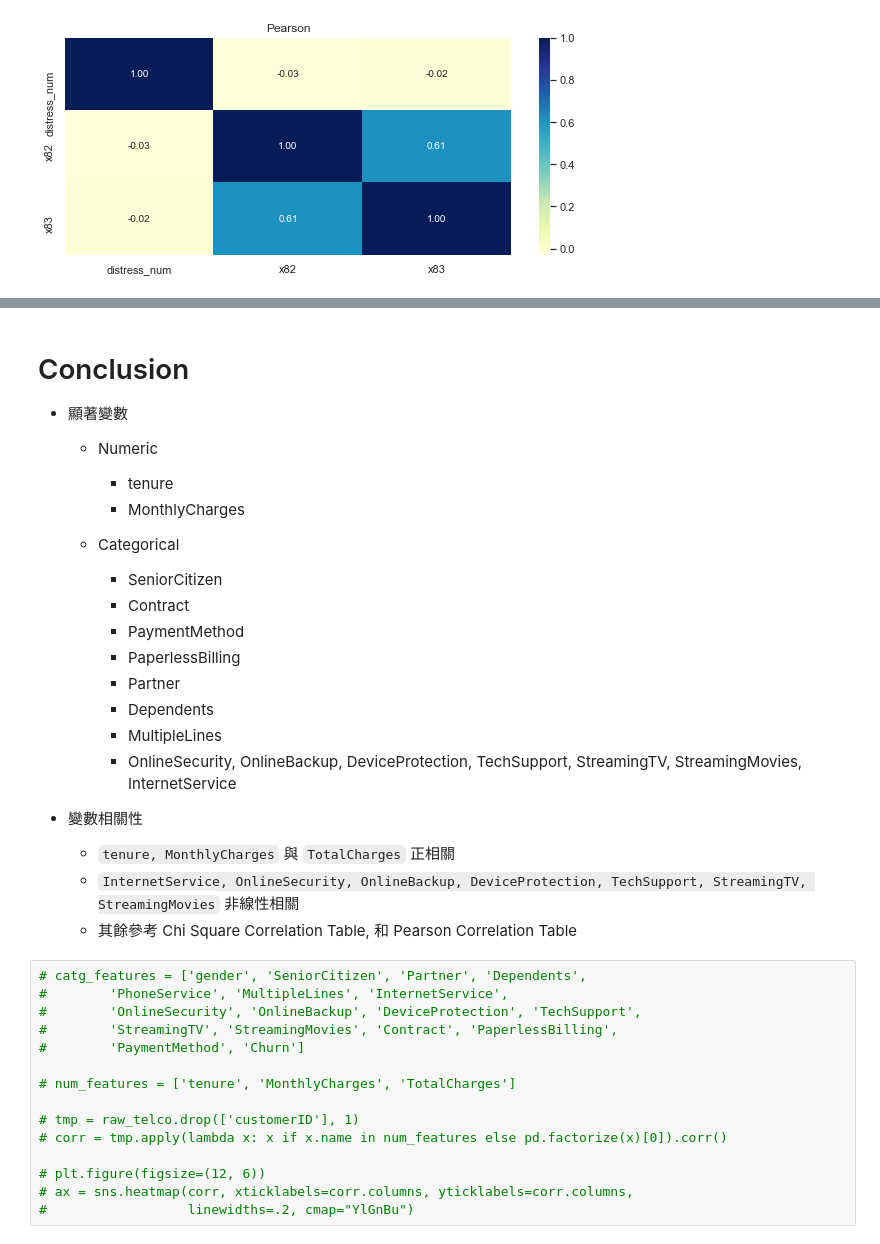
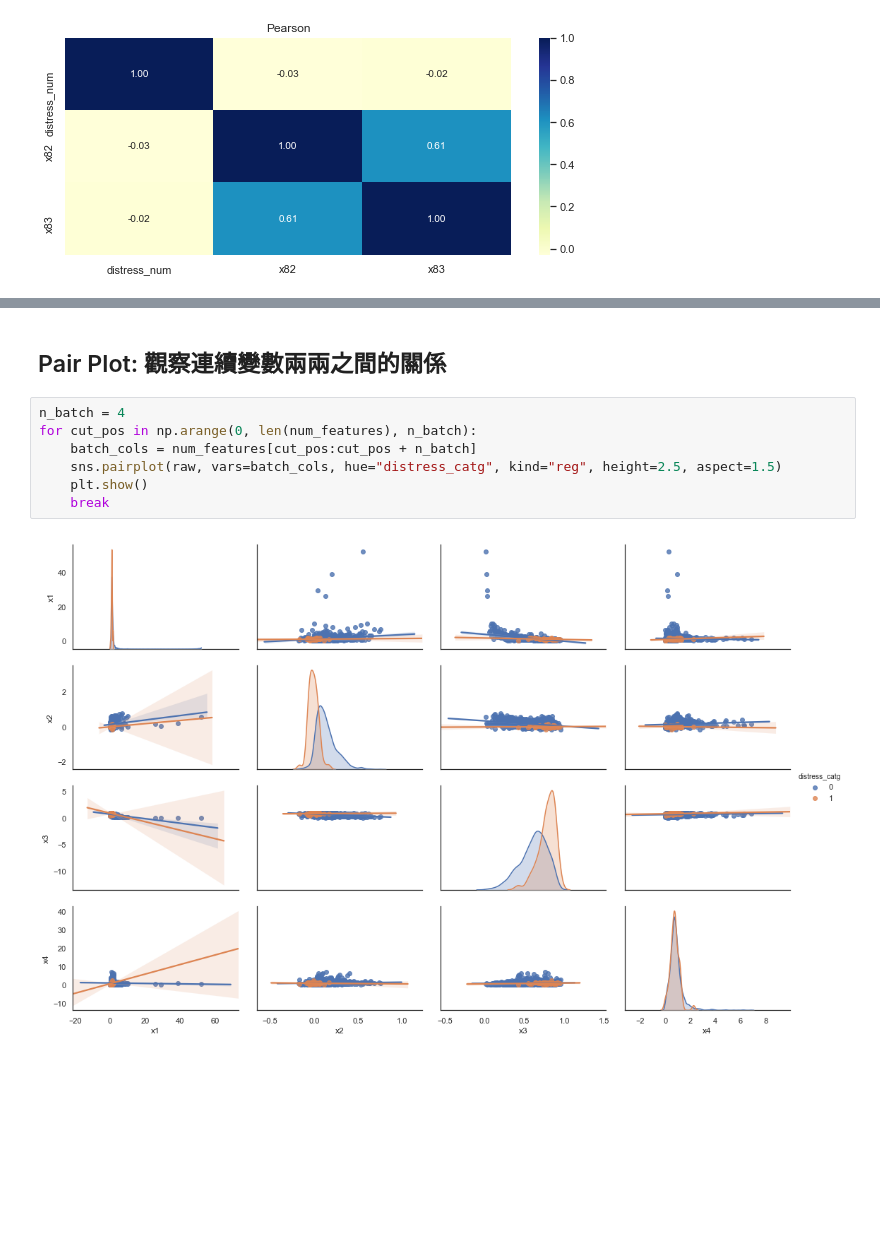
Before and after one commit to CloudMile/allianz_courses, a Jupyter notebook: use_case/solution/eda_financial_distress.ipynb, the cells around one changed output, grey strips where cells are left out. Saved outputs shown, nothing was run; the diff lists cells and outputs as text; blank space fills up the shorter version.

```diff
--- a/use_case/solution/eda_financial_distress.ipynb
+++ b/use_case/solution/eda_financial_distress.ipynb
@@ -509,38 +433,11 @@ Name: charges_diff, dtype: float64
-# %% [markdown]
-# Conclusion
-
-* 顯著變數
-    - Numeric
-        - tenure
-        - MonthlyCharges
-
-    - Categorical
-        - SeniorCitizen
-        - Contract
-        - PaymentMethod
-        - PaperlessBilling
-        - Partner
-        - Dependents
-        - MultipleLines
-        - OnlineSecurity, OnlineBackup, DeviceProtection, TechSupport, StreamingTV, StreamingMovies, InternetService
-
-
-* 變數相關性
-    - `tenure, MonthlyCharges` 與 `TotalCharges` 正相關
-    - `InternetService, OnlineSecurity, OnlineBackup, DeviceProtection, TechSupport, StreamingTV, StreamingMovies` 非線性相關
-    - 其餘參考 Chi Square Correlation Table, 和 Pearson Correlation Table
-# %%
-# catg_features = ['gender', 'SeniorCitizen', 'Partner', 'Dependents',
-#        'PhoneService', 'MultipleLines', 'InternetService',
-#        'OnlineSecurity', 'OnlineBackup', 'DeviceProtection', 'TechSupport',
-#        'StreamingTV', 'StreamingMovies', 'Contract', 'PaperlessBilling',
-#        'PaymentMethod', 'Churn']
-
-# num_features = ['tenure', 'MonthlyCharges', 'TotalCharges']
-
-# tmp = raw_telco.drop(['customerID'], 1)
-# corr = tmp.apply(lambda x: x if x.name in num_features else pd.factorize(x)[0]).corr()
-
-# plt.figure(figsize=(12, 6))
-# ax = sns.heatmap(corr, xticklabels=corr.columns, yticklabels=corr.columns,
-#                  linewidths=.2, cmap="YlGnBu")
+# %% [markdown]
+## Pair Plot: 觀察連續變數兩兩之間的關係
+# %%
+n_batch = 4
+for cut_pos in np.arange(0, len(num_features), n_batch):
+    batch_cols = num_features[cut_pos:cut_pos + n_batch]
+    sns.pairplot(raw, vars=batch_cols, hue="distress_catg", kind="reg", height=2.5, aspect=1.5)
+    plt.show()
+    break
+# %% [output]
+[figure, added]
```
Also changed, not shown: parts of 53 cells of this notebook, 2 other files.
